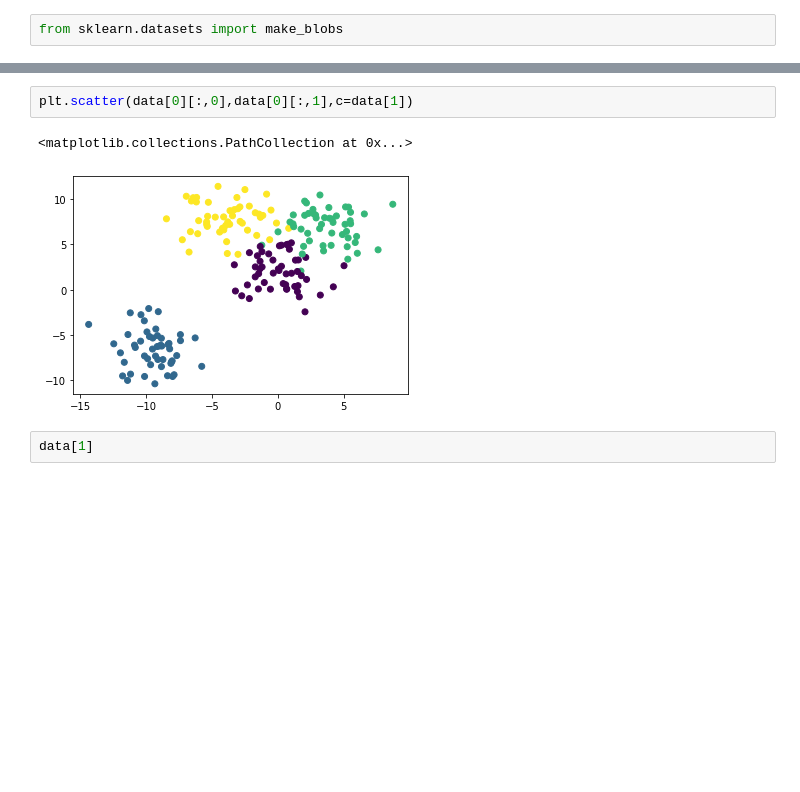
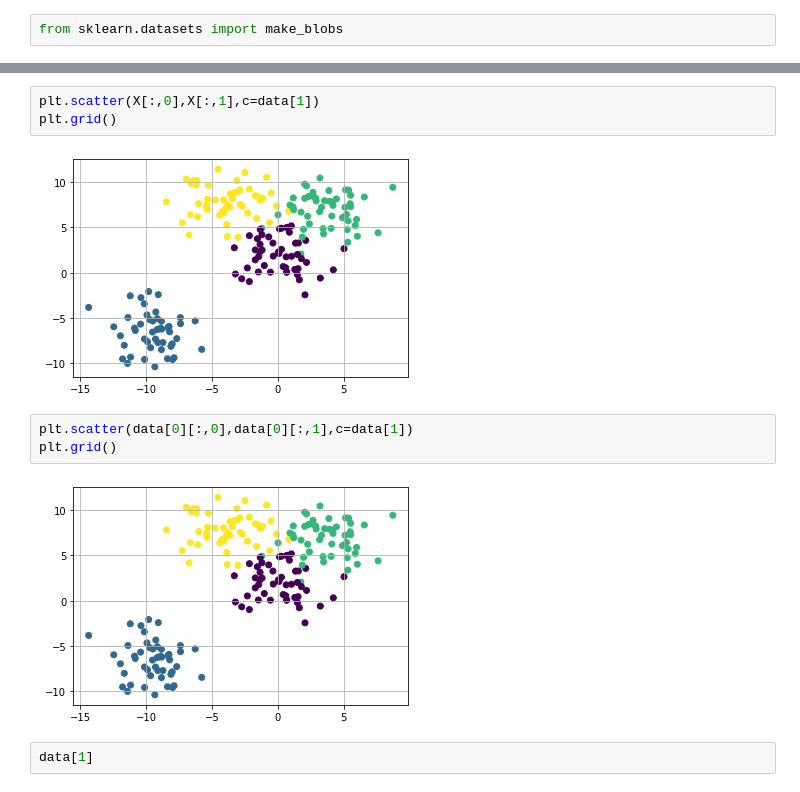
Before and after one commit to NguyenTheBinh1205/Machine_Learning, a Jupyter notebook: K-means/01-K Means Clustering with Python.ipynb, the cells around one changed output, grey strips where cells are left out. Saved outputs shown, nothing was run; the diff lists cells and outputs as text; blank space fills up the shorter version.

```diff
--- a/K-means/01-K Means Clustering with Python.ipynb
+++ b/K-means/01-K Means Clustering with Python.ipynb
@@ -32,8 +73,13 @@ tuple
+# %%
+plt.scatter(X[:,0],X[:,1],c=data[1])
+plt.grid()
+# %% [output]
+[figure, added]
 # %%
 plt.scatter(data[0][:,0],data[0][:,1],c=data[1])
+plt.grid()
 # %% [output]
-<matplotlib.collections.PathCollection at 0x...>
-[figure, old version]
+[figure, new version]
 # %%
 data[1]
 # %% [output]
```
Also changed, not shown: parts of 17 cells of this notebook, 22 other files.
